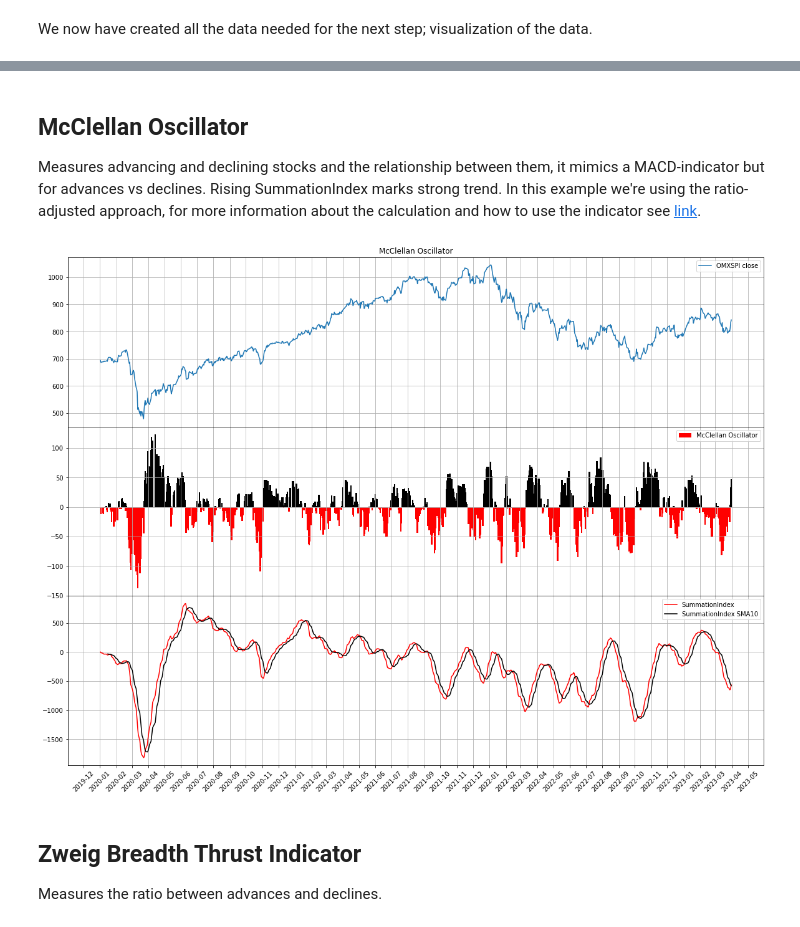
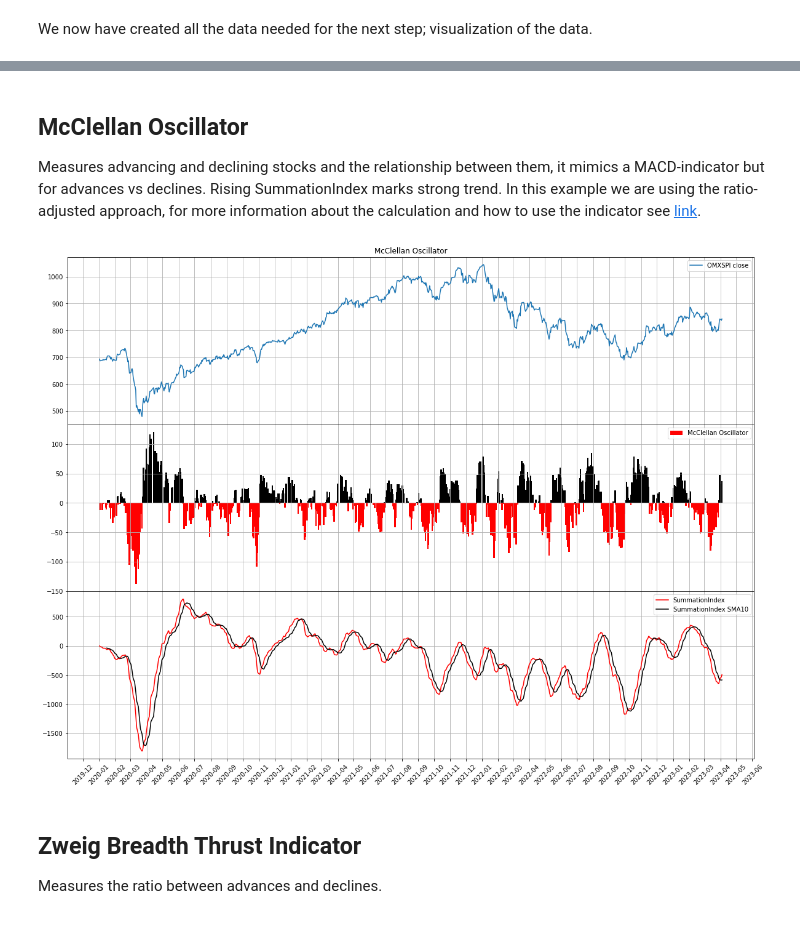
Before and after one commit to tfrojd/BorsdataAPI, a Jupyter notebook: borsdata/breadth_indicators.ipynb, the cells around one changed output, grey strips where cells are left out. Cells and saved outputs as stored; diff of their text form; code cells hidden in the pictures.

```diff
--- a/borsdata/breadth_indicators.ipynb
+++ b/borsdata/breadth_indicators.ipynb
@@ -161,21 +190,25 @@ plt.show()
 # %% [markdown]
 ## McClellan Oscillator
 Measures advancing and declining stocks and the relationship between them, it mimics a MACD-indicator but for advances vs declines.
-Rising SummationIndex marks strong trend. In this example we're using the ratio-adjusted approach, for more information about the calculation and how to use the indicator see [link](https://www.mcoscillator.com/learning_center/kb/market_data/ratio_adjusted_summation_index/).
+Rising SummationIndex marks strong trend. In this example we are using the ratio-adjusted approach, for more information about the calculation and how to use the indicator see [link](https://www.mcoscillator.com/learning_center/kb/market_data/ratio_adjusted_summation_index/).
 # %%
-def calculate_advance_and_decline(df):
+def calculate_advance_and_decline(df, volume_limit=1e5, turnover_limit=2.5e6):
     # added some liquidity filter here for stocks to get rid of turds
-    df["advance"] = np.where((df["close"].pct_change() > 0) & ((df['volume'] > 100_000) | (df["volume"]*df["close"] > 1e6)), 1, 0)
-    df["decline"] = np.where((df["close"].pct_change() < 0) & ((df['volume'] > 100_000) | (df["volume"]*df["close"] > 1e6)), 1, 0)
+    df["advance"] = np.where((df["close"].pct_change() > 0) & (
+        (df["volume"] > volume_limit) | (df["turnover_sma20"] > turnover_limit)), 1, 0)
+    df["decline"] = np.where((df["close"].pct_change() < 0) & (
+        (df["volume"] > volume_limit) | (df["turnover_sma20"] > turnover_limit)), 1, 0)
     return df
 
-temp = symbols.groupby("stock_id", as_index=False).apply(lambda x: calculate_advance_and_decline(x)).copy()
+
+temp = symbols.groupby("stock_id", as_index=False).apply(
+    lambda x: calculate_advance_and_decline(x)).copy()
 temp = temp.groupby("date").sum()
 temp.index = pd.to_datetime(temp.index)
 temp = temp[temp.index > start_date]
 # ran = ratio adjusted advance-decline
 temp["ran"] = ((temp["advance"] - temp["decline"]) /
-                   (temp["advance"] + temp["decline"])) * 1000
+               (temp["advance"] + temp["decline"])) * 1000
 
 temp["ad_fast"] = temp["ran"].ewm(alpha=0.1).mean()
 temp["ad_slow"] = temp["ran"].ewm(alpha=0.05).mean()
@@ -185,14 +218,16 @@ temp["summation_index_ma10"] = temp["summation_index"].rolling(10).mean()
 # %%
 fig, ax = plt.subplots(3, sharex=True)
 ax[0].plot(omxspi["close"], label="OMXSPI close")
-ax[1].bar(temp.index, temp["osc"], label="McClellan Oscillator", color=(temp["osc"] > 0).map({True: "black", False: "red"}), width=3, alpha=1)
+ax[1].bar(temp.index, temp["osc"], label="McClellan Oscillator", color=(
+    temp["osc"] > 0).map({True: "black", False: "red"}), width=3, alpha=1)
 ax[2].plot(temp["summation_index"], label="SummationIndex", color="red")
-ax[2].plot(temp["summation_index_ma10"], label="SummationIndex SMA10", color="black")
+ax[2].plot(temp["summation_index_ma10"],
+           label="SummationIndex SMA10", color="black")
 format_chart(ax)
 ax[0].set_title("McClellan Oscillator")
 plt.show()
 # %% [output]
-[figure, old version]
+[figure, new version]
 # %% [markdown]
 ## Zweig Breadth Thrust Indicator
 Measures the ratio between advances and declines.
```
Also changed, not shown: parts of 12 cells of this notebook, 1 other file.
